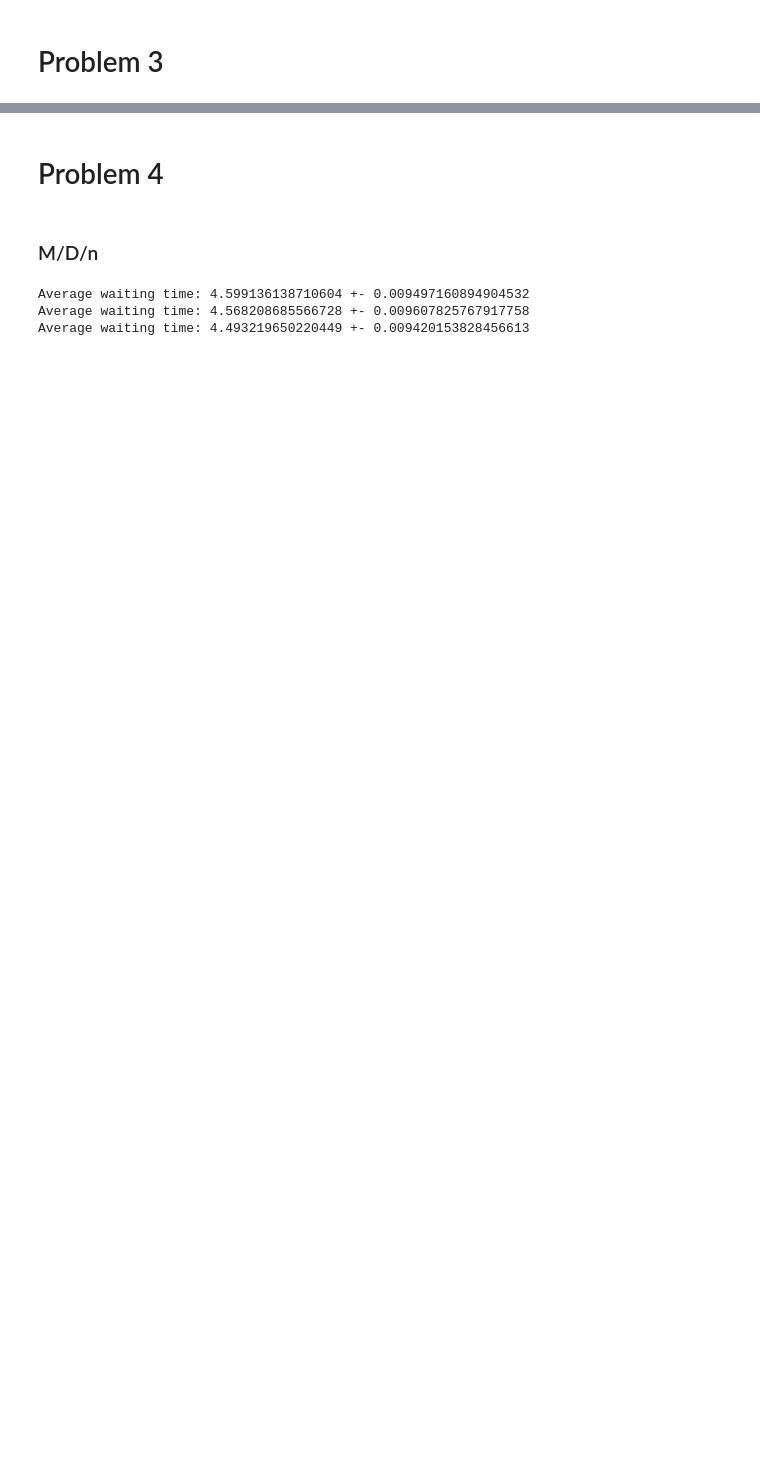
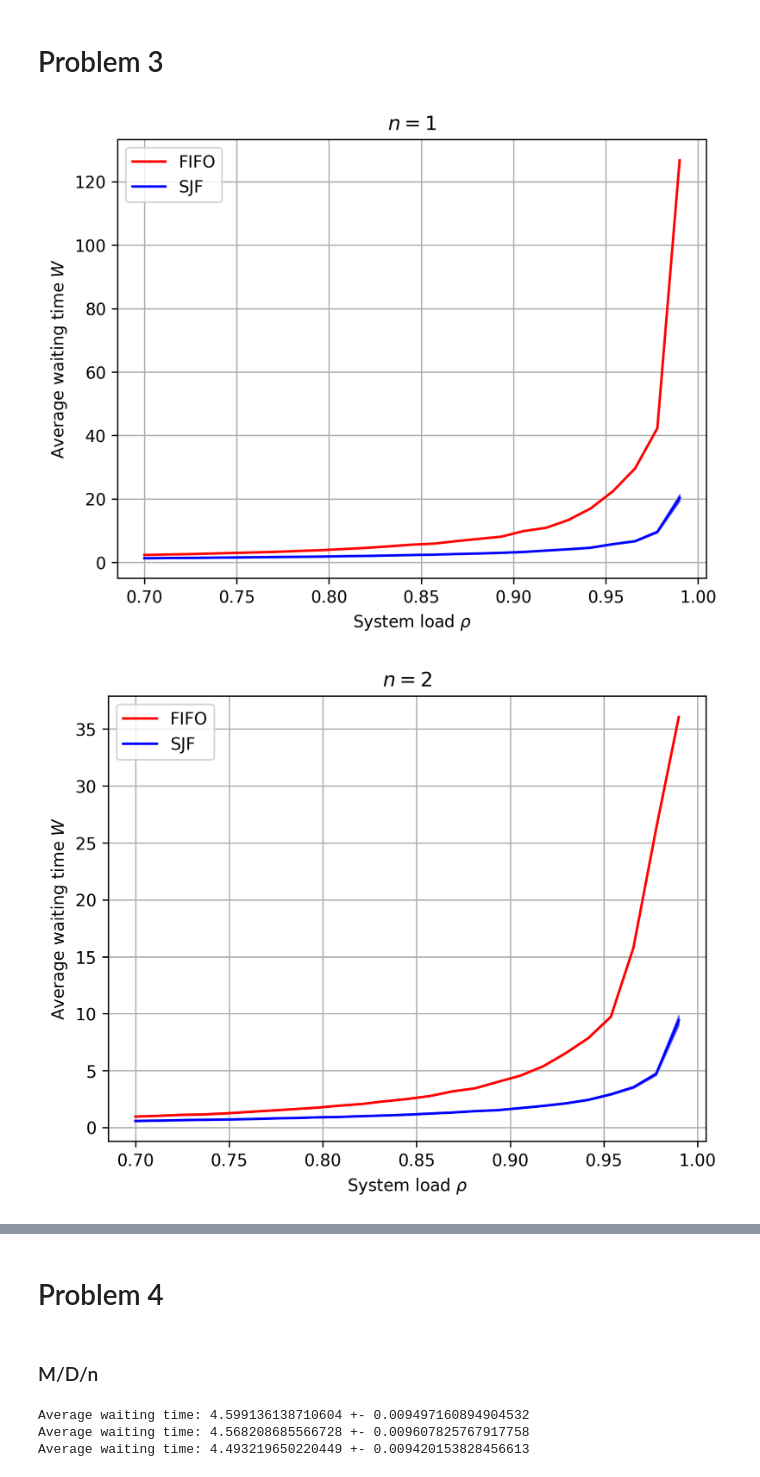
Before and after one commit to Asewlal01/WaitTimeExplorer, a Jupyter notebook: main.ipynb, the cells around one changed output, grey strips where cells are left out. Saved outputs shown, nothing was run; the diff lists cells and outputs as text; code cells hidden in the pictures; blank space fills up the shorter version.

```diff
--- a/main.ipynb
+++ b/main.ipynb
@@ -26,28 +78,15 @@ rhos = np.linspace(0.5, 0.99, 20)
 # %% [markdown]
 # Problem 3
 # %%
-# Results
-results = []
-
-for rho in rhos:
-    # List to store results for current rho
-    res = []
-    for n in ns:
-        # Get the waiting times
-        waiting = simulate_MMn_SJF(customers, rho, mu)
-
-        # Mean and confidence interval
-        wait_avg, wait_conf = statistics(waiting, print_info=False)
-
-        # Add to res
-        res.append(wait_avg)
-        res.append(wait_conf)
-
-    # Add to results
-    results.append(res)
-
-# Convert to numpy array
-results = np.array(results)
-
-# Save results
-np.savetxt('results/MMn_SJF.txt', results)
+for n in ns:
+    params = [(customers, mu, n)] * 2
+    methods = [simulate_MMn, simulate_MMn_SJF]
+    save = 'results/FIFOvsSJF.txt'
+    names = ['FIFO', 'SJF']
+    colors = ['red', 'blue']
+    fig, ax = compare(rhos, params, methods, save, names, colors)
+    ax.set_title(f'$n={n}$')
+    fig.savefig(f'results/FIFOvsSJF_MM{n}.jpg', dpi=300)
+# %% [output]
+[figure, added]
+[figure, added]
```
Also changed, not shown: parts of 6 cells of this notebook, 10 other files.
